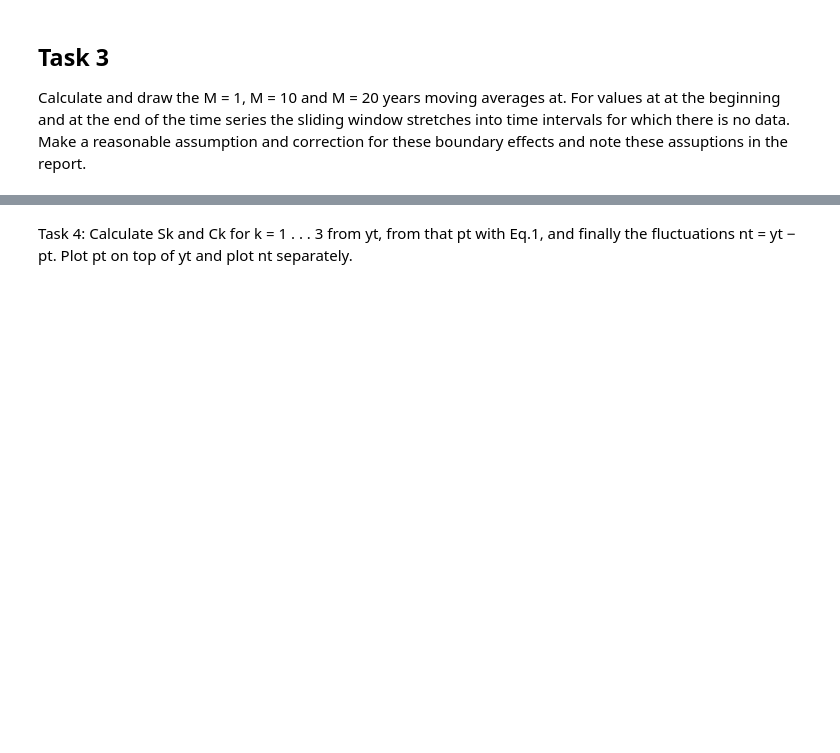
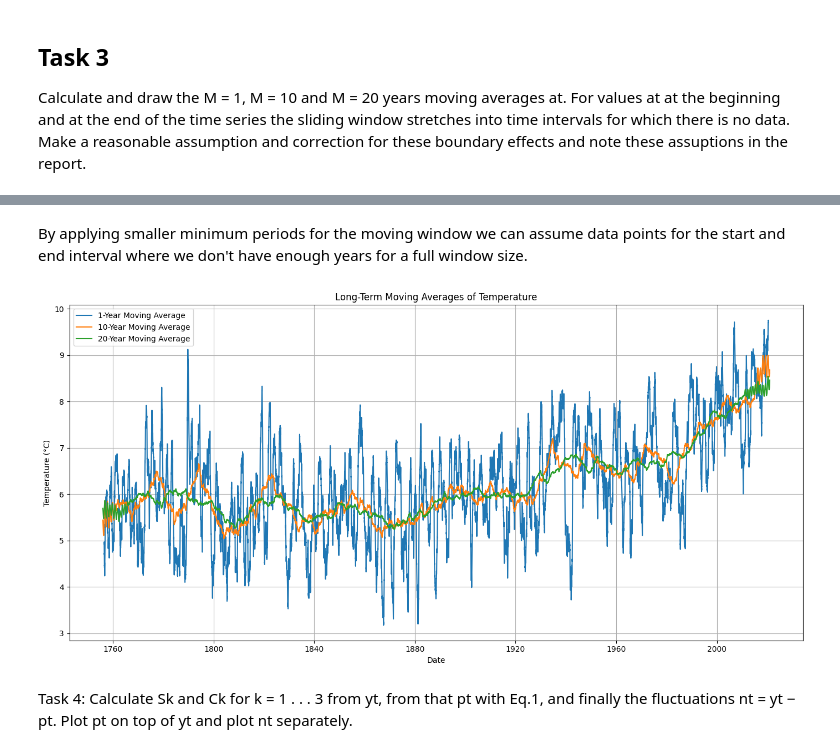
Before and after one commit to catyperry/numerical-methods-assignment-1, a Jupyter notebook: numerical_methodes_assignement_1.ipynb, the cells around one changed output, grey strips where cells are left out. Cells and saved outputs as stored; diff of their text form; code cells hidden in the pictures; blank space fills up the shorter version.

```diff
--- a/numerical_methodes_assignement_1.ipynb
+++ b/numerical_methodes_assignement_1.ipynb
@@ -291,3 +289,22 @@ I can add `min_periods=1` to the `rolling`function to ensure that data is availa
+# %% [markdown]
+By applying smaller minimum periods for the moving window we can assume data points for the start and end interval where we don't have enough years for a full window size.
+# %%
+pyplot.figure(figsize=(14, 7))
+# pyplot.plot(data['DATE'], data['TG'], color="gray", alpha=0.4, label="Daily Temperature")
+
+for M in [1, 10, 20]:
+    moving_avg = moving_average(data, M, min_periods=365)
+    pyplot.plot(data['DATE'], moving_avg, label=f"{M}-Year Moving Average")
+
+pyplot.xlabel("Date")
+pyplot.ylabel("Temperature (°C)")
+pyplot.title("Long-Term Moving Averages of Temperature")
+pyplot.legend()
+pyplot.grid(True)
+pyplot.tight_layout()
+pyplot.show()
+# %% [output]
+[figure, added]
 # %% [markdown]
 Task 4: Calculate Sk and Ck for k = 1 . . . 3 from yt, from that pt with Eq.1, and finally the fluctuations nt = yt − pt. Plot pt on top of yt and plot nt separately.
 # %%
```
Also changed, not shown: parts of 7 cells of this notebook, 6 other files.
